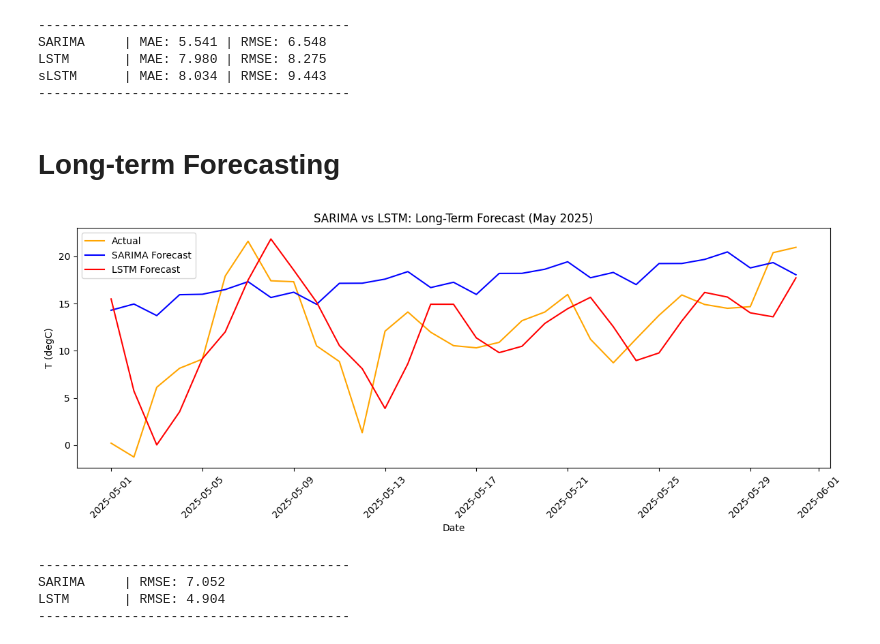
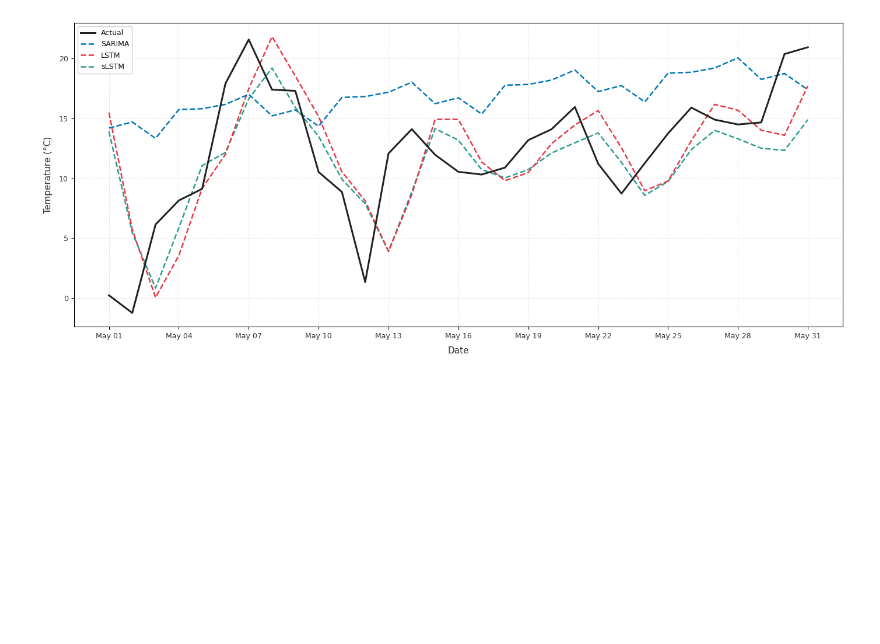
Before and after one commit to jmudong/Forecasting, a Jupyter notebook: plots.ipynb, the cells around one changed output. Cells and saved outputs as stored; diff of their text form; code cells hidden in the pictures; blank space fills up the shorter version.

Commit message:
reoganize plots

```diff
--- a/plots.ipynb
+++ b/plots.ipynb
@@ -53,46 +83,40 @@ plt.show()
-# %%
-# Metrics comparison
-def evaluate(name, actual, forecast):
-    mae  = mean_absolute_error(actual, forecast)
-    rmse = np.sqrt(mean_squared_error(actual, forecast))
-    print(f"{name:<10} | MAE: {mae:.3f} | RMSE: {rmse:.3f}")
-
-print("-" * 40)
-evaluate("SARIMA", sarima["actual"], sarima["forecast"])
-evaluate("LSTM",   lstm["actual"],   lstm["forecast"])
-evaluate("sLSTM",  slstm["actual"],  slstm["forecast"])
-print("-" * 40)
-# %% [output]
-----------------------------------------
-SARIMA     | MAE: 5.541 | RMSE: 6.548
-LSTM       | MAE: 7.980 | RMSE: 8.275
-sLSTM      | MAE: 8.034 | RMSE: 9.443
-----------------------------------------
-# %% [markdown]
-# Long-term Forecasting
 # %%
-# Forecast plot
-plt.figure(figsize=(12, 5))
-plt.plot(sarima_long.index, sarima_long["actual"],   label="Actual",         color="orange")
-plt.plot(sarima_long.index, sarima_long["forecast"], label="SARIMA Forecast", color="blue")
-plt.plot(lstm_long.index,   lstm_long["forecast"],   label="LSTM Forecast",   color="red")
-plt.title("SARIMA vs LSTM: Long-Term Forecast (May 2025)")
-plt.xlabel("Date")
-plt.ylabel("T (degC)")
-plt.xticks(rotation=45)
-plt.legend()
+fig, ax = plt.subplots(figsize=(14, 6))
+
+ax.grid(color="#cccccc", linestyle="--", linewidth=0.5, alpha=0.7)
+ax.set_axisbelow(True)
+
+ax.plot(sarima_long.index, sarima_long["actual"],
+        color="#222222", linewidth=2.2,
+        label="Actual", zorder=5)
+ax.plot(sarima_long.index, sarima_long["forecast"],
+        color="#0077b6", linewidth=1.8, linestyle="--",
+        label="SARIMA", zorder=4)
+ax.plot(lstm_long.index,   lstm_long["forecast"],
+        color="#e63946", linewidth=1.8, linestyle="--",
+        label="LSTM", zorder=3)
+ax.plot(slstm_long.index,  slstm_long["forecast"],
+        color="#2a9d8f", linewidth=1.8, linestyle="--",
+        label="sLSTM", zorder=2)
+
+ax.xaxis.set_major_formatter(mdates.DateFormatter("%b %d"))
+ax.xaxis.set_major_locator(mdates.DayLocator(interval=3))
+plt.setp(ax.xaxis.get_majorticklabels(), color="#333333", fontsize=9)
+plt.setp(ax.yaxis.get_majorticklabels(), color="#333333", fontsize=9)
+
+ax.set_xlabel("Date", color="#333333", fontsize=11, labelpad=8)
+ax.set_ylabel("Temperature (°C)", color="#333333", fontsize=11, labelpad=8)
+
+legend = ax.legend(
+    loc="upper left",
+    fontsize=9,
+    framealpha=0.9,
+    facecolor="white",
+    edgecolor="#cccccc",
+    labelcolor="#111111"
+)
+
 plt.tight_layout()
 plt.show()
 # %% [output]
-[figure, old version]
+[figure, new version]
-# %%
-# Metrics Comparison
-print("-" * 40)
-evaluate("SARIMA", sarima_long["actual"], sarima_long["forecast"])
-evaluate("LSTM",   lstm_long["actual"],   lstm_long["forecast"])
-print("-" * 40)
-# %% [output]
-----------------------------------------
-SARIMA     | RMSE: 7.052
-LSTM       | RMSE: 4.904
-----------------------------------------
```
Also changed, not shown: parts of 4 cells of this notebook.
